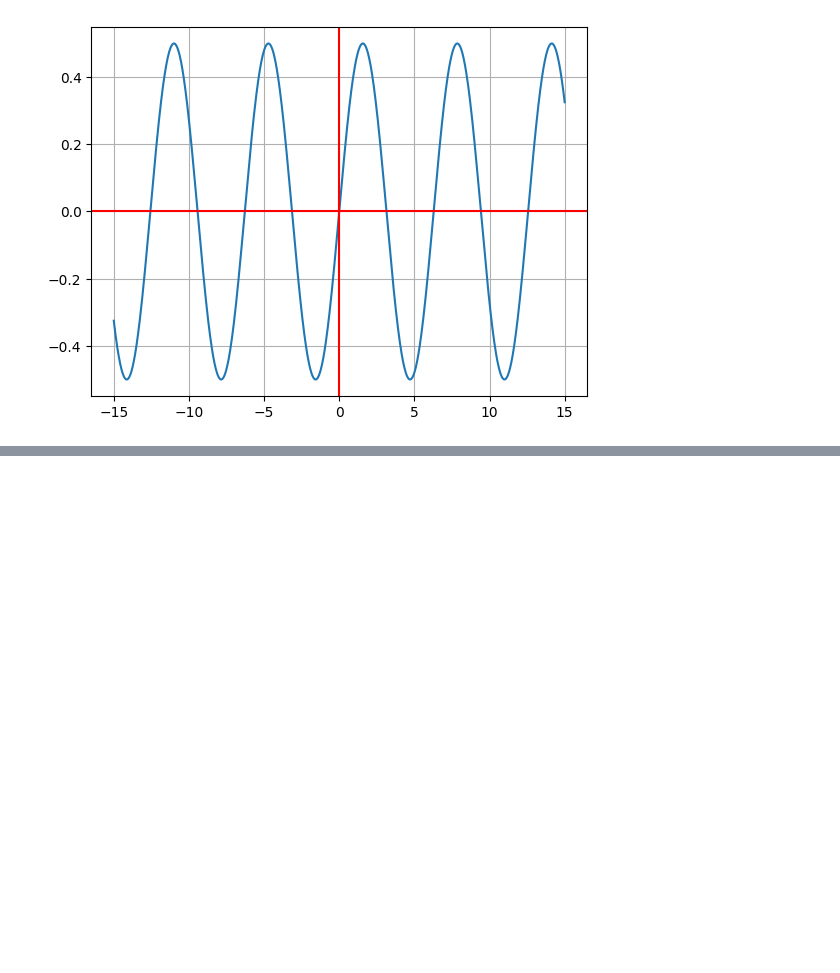
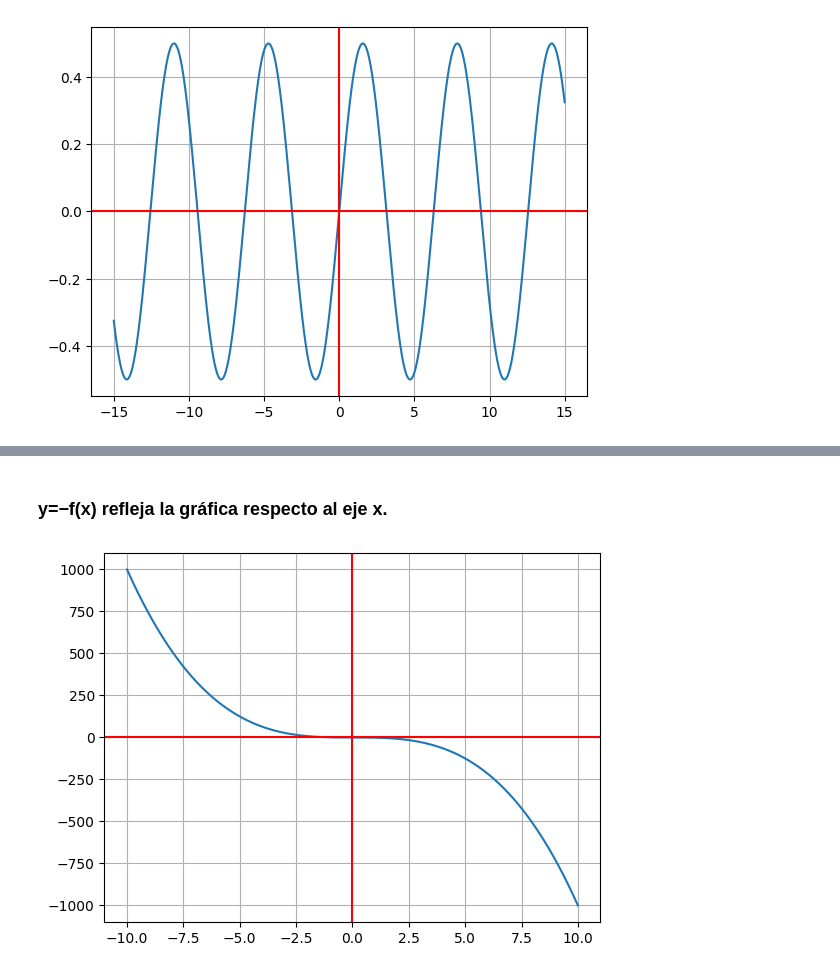
Before and after one commit to Dannyalex84/Funciones-matematicas, a Jupyter notebook: manipular_funciones.ipynb, the cells around one changed output, grey strips where cells are left out. Cells and saved outputs as stored; diff of their text form; code cells hidden in the pictures; blank space fills up the shorter version.

```diff
--- a/manipular_funciones.ipynb
+++ b/manipular_funciones.ipynb
@@ -179,0 +253,23 @@ plt.show()
+# %% [markdown]
+### y=−f(x)  refleja la gráfica respecto al eje x.
+# %%
+N = 1000
+
+def f(x):
+    return x**3
+
+c = 2
+
+x = np.linspace(-10,10, num=N)
+
+y = -f(x)
+
+
+fig, ax = plt.subplots()
+ax.plot(x,y)
+ax.grid()
+ax.axhline(y=0, color='r')
+ax.axvline(x=0, color='r')
+plt.show()
+# %% [output]
+[figure, added]
```
Also changed, not shown: parts of 12 cells of this notebook.
